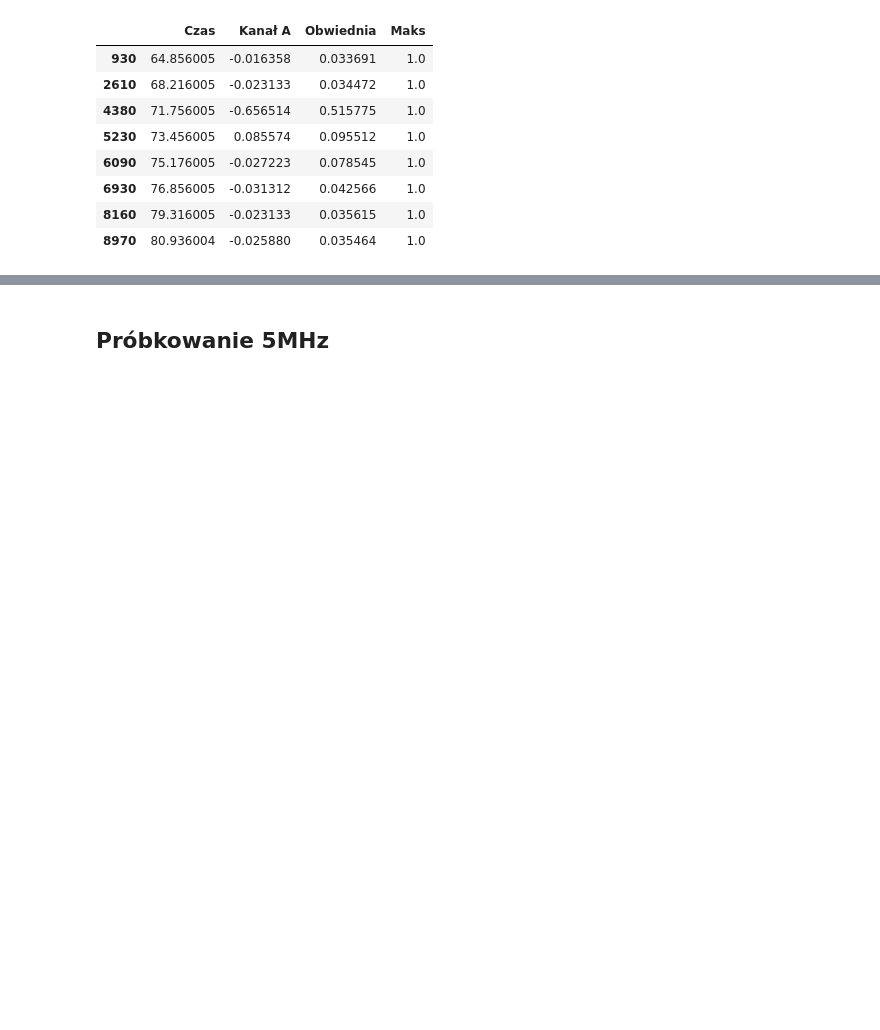
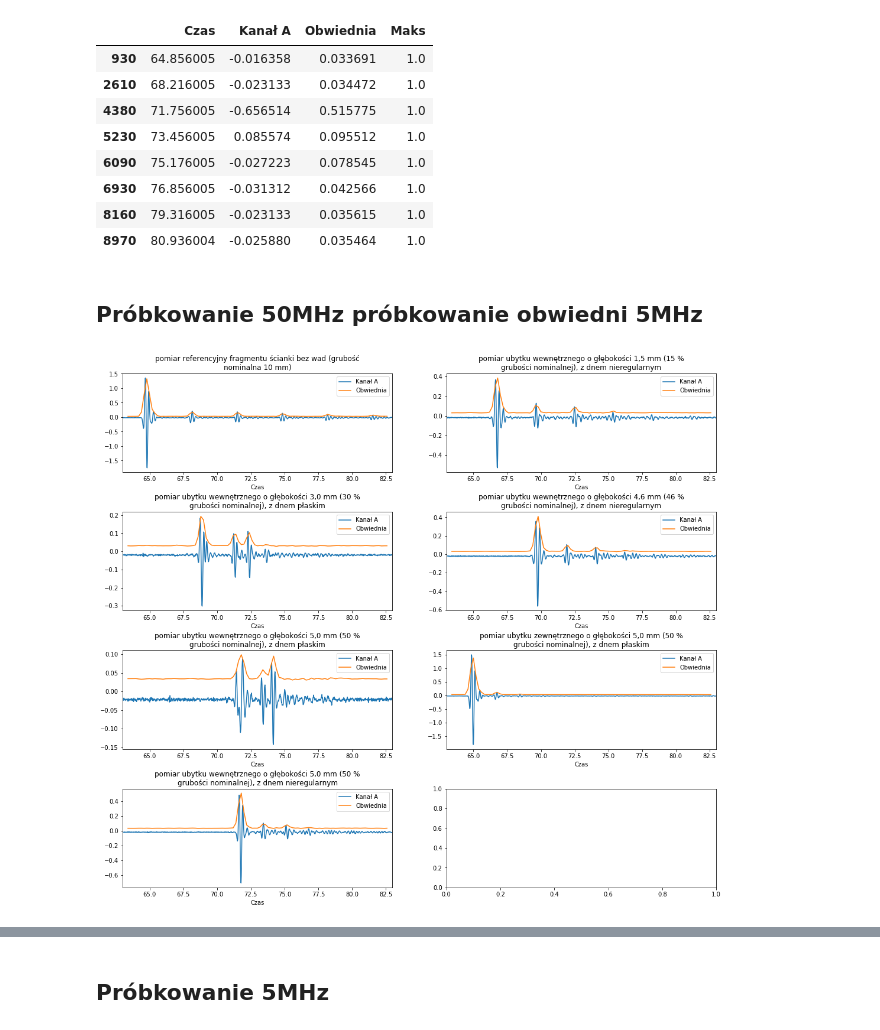
Before and after one commit to brqd/pigs, a Jupyter notebook: dane.ipynb, the cells around one changed output, grey strips where cells are left out. Drawn from its saved outputs; the diff is of its cells as text; code cells hidden in the pictures; blank space fills up the shorter version.

```diff
--- a/dane.ipynb
+++ b/dane.ipynb
@@ -230,3 +238,19 @@ Maksima dla: pomiar ubytku wewnętrznego o głębokości 5,0 mm (50 % grubości
 | 6930 | 76.856005 | -0.031312 | 0.042566 | 1.0 |
 | 8160 | 79.316005 | -0.023133 | 0.035615 | 1.0 |
 | 8970 | 80.936004 | -0.025880 | 0.035464 | 1.0 |
+# %% [markdown]
+## Próbkowanie 50MHz próbkowanie obwiedni 5MHz
+# %%
+#@markdown Wykresy
+import textwrap
+
+fig1, axs = plt.subplots(4, 2)
+plt.subplots_adjust(hspace = 0.4)
+axs = [*axs[0], *axs[1], *axs[2], *axs[3]]
+
+for df,[filename,desc],ax in zip(data50, filenames, axs):
+    df.plot(x="Czas", y="Kanał A", ax=ax, title="\n".join(textwrap.wrap(desc, 60)))
+    df[::10].plot(x="Czas", y="Obwiednia", ax=ax)
+plt.show()
+# %% [output]
+[figure, added]
```
Also changed, not shown: parts of 12 cells of this notebook.
